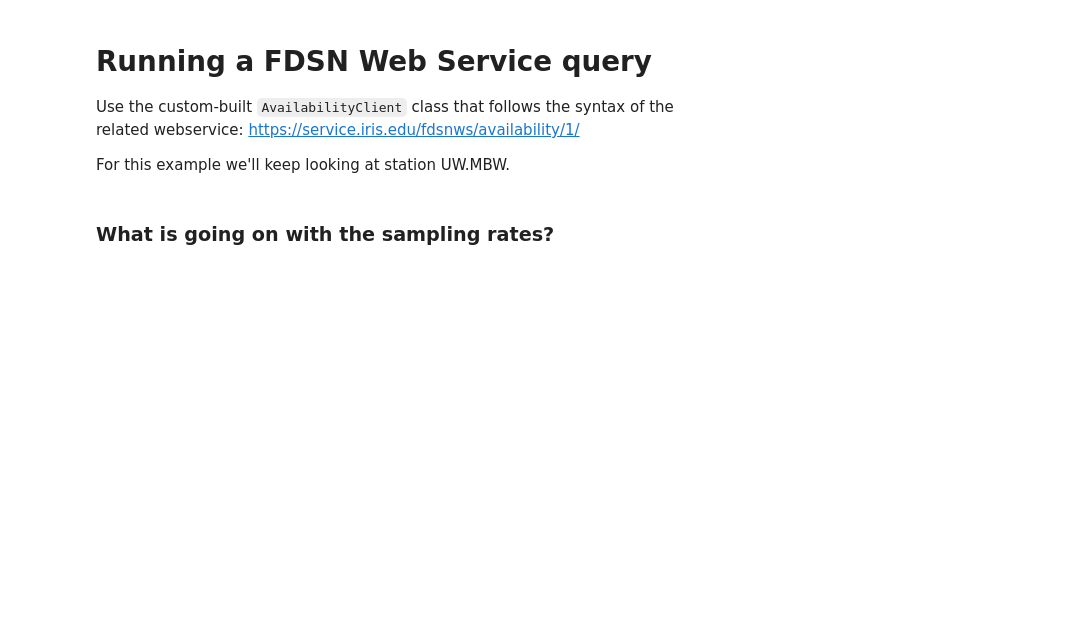
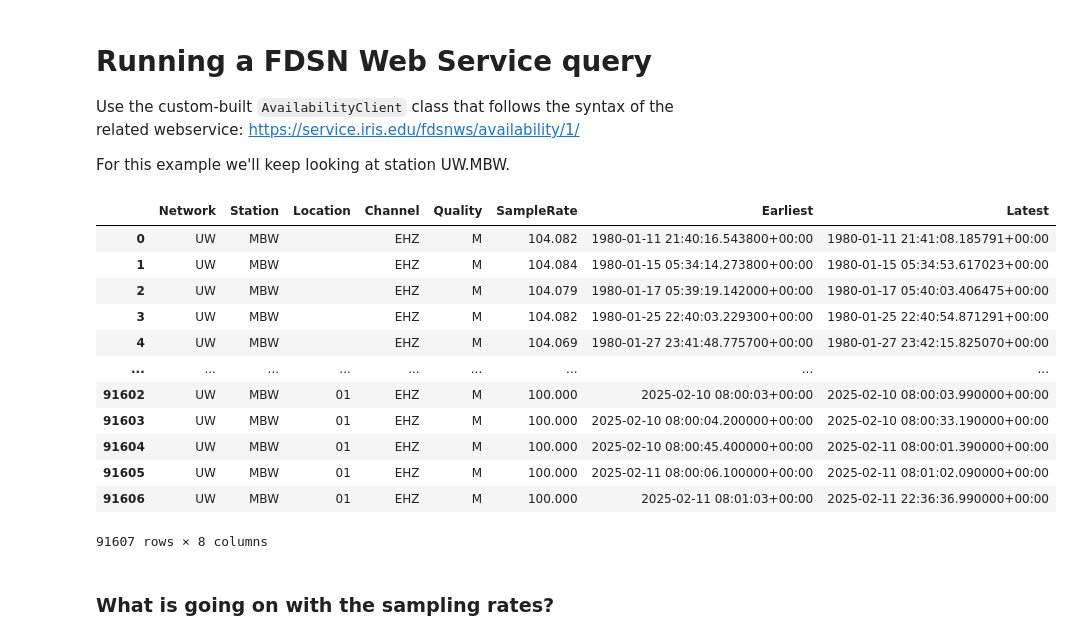
Before and after one commit to cascadiaquakes/2025_ML_TSC, a Jupyter notebook: notebooks/Nate/waveform_qc.ipynb, the cells around one changed output. Saved outputs shown, nothing was run; the diff lists cells and outputs as text; code cells hidden in the pictures; blank space fills up the shorter version.

```diff
--- a/notebooks/Nate/waveform_qc.ipynb
+++ b/notebooks/Nate/waveform_qc.ipynb
@@ -117,3 +136,24 @@ display(df_a)
+# %%
+# Take a look at the query results (and an option to read from disk for exercise expediancy)
+try:
+    display(df_a)
+except NameError:
+    df_m = pd.read_csv(WFQC/'UW.MBW_Availability.csv', index_col=[0], parse_dates=['Earliest','Latest'])
+    display(df_a)
+# %% [output]
+|  | Network | Station | Location | Channel | Quality | SampleRate | Earliest | Latest |
+| 0 | UW | MBW |  | EHZ | M | 104.082 | 1980-01-11 21:40:16.543800+00:00 | 1980-01-11 21:41:08.185791+00:00 |
+| 1 | UW | MBW |  | EHZ | M | 104.084 | 1980-01-15 05:34:14.273800+00:00 | 1980-01-15 05:34:53.617023+00:00 |
+| 2 | UW | MBW |  | EHZ | M | 104.079 | 1980-01-17 05:39:19.142000+00:00 | 1980-01-17 05:40:03.406475+00:00 |
+| 3 | UW | MBW |  | EHZ | M | 104.082 | 1980-01-25 22:40:03.229300+00:00 | 1980-01-25 22:40:54.871291+00:00 |
+| 4 | UW | MBW |  | EHZ | M | 104.069 | 1980-01-27 23:41:48.775700+00:00 | 1980-01-27 23:42:15.825070+00:00 |
+| ... | ... | ... | ... | ... | ... | ... | ... | ... |
+| 91602 | UW | MBW | 01 | EHZ | M | 100.000 | 2025-02-10 08:00:03+00:00 | 2025-02-10 08:00:03.990000+00:00 |
+| 91603 | UW | MBW | 01 | EHZ | M | 100.000 | 2025-02-10 08:00:04.200000+00:00 | 2025-02-10 08:00:33.190000+00:00 |
+| 91604 | UW | MBW | 01 | EHZ | M | 100.000 | 2025-02-10 08:00:45.400000+00:00 | 2025-02-11 08:00:01.390000+00:00 |
+| 91605 | UW | MBW | 01 | EHZ | M | 100.000 | 2025-02-11 08:00:06.100000+00:00 | 2025-02-11 08:01:02.090000+00:00 |
+| 91606 | UW | MBW | 01 | EHZ | M | 100.000 | 2025-02-11 08:01:03+00:00 | 2025-02-11 22:36:36.990000+00:00 |
+91607 rows × 8 columns
 # %% [markdown]
 ### What is going on with the sampling rates?
 # %%
```
Also changed, not shown: parts of 9 cells of this notebook.
